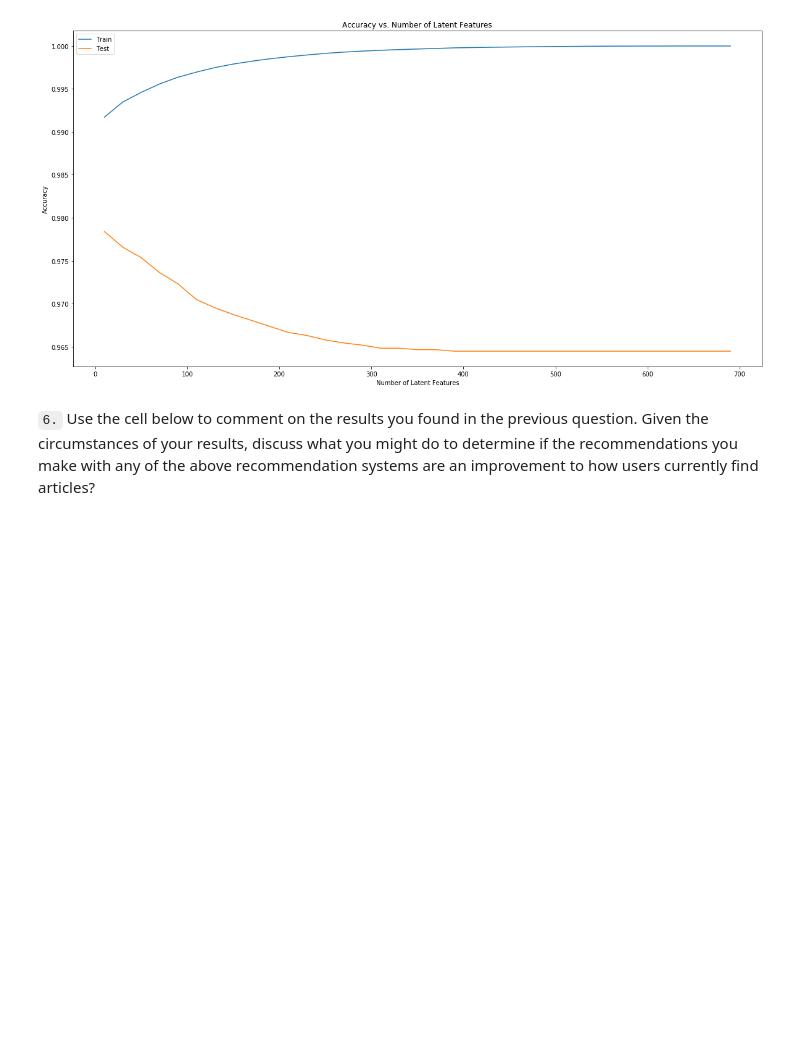
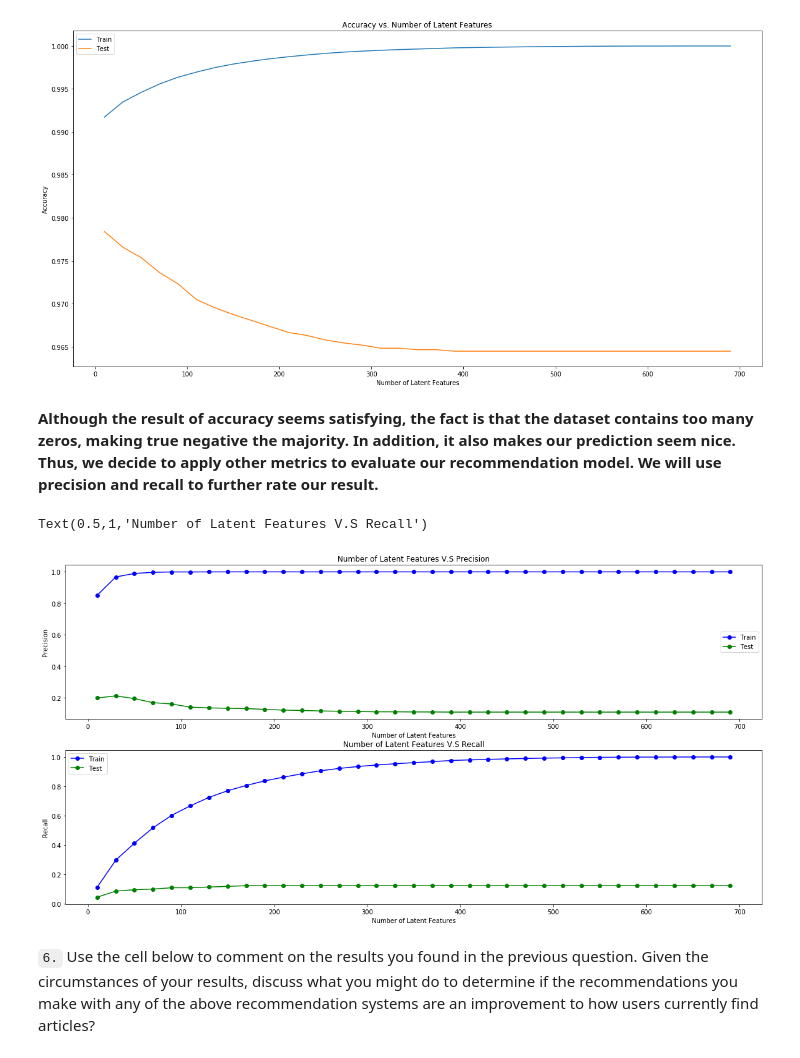
Before and after one commit to BurgerWu/Recommendations-with-IBM, a Jupyter notebook: Recommendations_with_IBM.ipynb, the cells around one changed output. Cells and saved outputs as stored; diff of their text form; code cells hidden in the pictures; blank space fills up the shorter version.

Commit message:
Update Notebook and HTML
Update Notebook and HTML
-Add precision and recall graph
-Update conclusion

```diff
--- a/Recommendations_with_IBM.ipynb
+++ b/Recommendations_with_IBM.ipynb
@@ -776,6 +776,10 @@ user_item_test_valid = user_item_test[user_item_test.index.isin(valid_users)]
 num_latent_feats_2 = np.arange(10,700+10,20)
 sum_errs_train = []
 sum_errs_test = []
+recall_train = []
+recall_test = []
+precision_train = []
+precision_test = []
 
 #Iterate through different number of latent features
 for k in num_latent_feats_2:
@@ -791,6 +795,20 @@ for k in num_latent_feats_2:
     diffs_train = np.subtract(user_item_train, user_item_est_train)
     diffs_test = np.subtract(user_item_test_valid, user_item_est_test)
 
+    #Compute other evaluation metrics(TP:true positive, FN:false negative, FP:false positive)
+    TP_train = np.sum(np.sum(np.logical_and(user_item_train == 1, user_item_est_train == 1)))
+    FN_train = np.sum(np.sum(np.logical_and(user_item_train == 1, user_item_est_train == 0)))
+    FP_train = np.sum(np.sum(np.logical_and(user_item_train == 0, user_item_est_train == 1)))
+    TP_test = np.sum(np.sum(np.logical_and(user_item_test_valid == 1, user_item_est_test == 1)))
+    FN_test = np.sum(np.sum(np.logical_and(user_item_test_valid == 1, user_item_est_test == 0)))
+    FP_test = np.sum(np.sum(np.logical_and(user_item_test_valid == 0, user_item_est_test == 1)))
+
+    #Compute precision and recall for training and test set
+    precision_train.append(TP_train/(TP_train + FP_train))
+    precision_test.append(TP_test/(TP_test + FP_test))
+    recall_train.append(TP_train/(TP_train + FN_train))
+    recall_test.append(TP_test/(TP_test + FN_test))
+
     #Total errors and keep track of them
     sum_errs_train.append(np.sum(np.sum(np.abs(diffs_train))))
     sum_errs_test.append(np.sum(np.sum(np.abs(diffs_test))))
@@ -805,6 +823,30 @@ plt.ylabel('Accuracy');
 plt.title('Accuracy vs. Number of Latent Features');
 # %% [output]
 [figure]
+# %% [markdown]
+**Although the result of accuracy seems satisfying, the fact is that the dataset contains too many zeros, making true negative the majority. In addition, it also makes our prediction seem nice. Thus, we decide to apply other metrics to evaluate our recommendation model. We will use precision and recall to further rate our result.**
+# %%
+#Plot the results of precision and recall
+#Plot with subplot 2*1 array
+plt.figure(figsize = [20,10])
+plt.subplot(2,1,1)
+plt.plot(num_latent_feats_2, precision_train, marker='o',color='blue')
+plt.plot(num_latent_feats_2, precision_test, marker='o',color='green')
+plt.xlabel('Number of Latent Features')
+plt.ylabel('Precision')
+plt.legend(['Train','Test'])
+plt.title("Number of Latent Features V.S Precision")
+
+plt.subplot(2,1,2)
+plt.plot(num_latent_feats_2, recall_train, marker='o',color='blue')
+plt.plot(num_latent_feats_2, recall_test, marker='o',color='green')
+plt.xlabel('Number of Latent Features')
+plt.ylabel('Recall')
+plt.legend(['Train','Test'])
+plt.title("Number of Latent Features V.S Recall")
+# %% [output]
+Text(0.5,1,'Number of Latent Features V.S Recall')
+[figure, added]
 # %% [markdown]
 `6.` Use the cell below to comment on the results you found in the previous question. Given the circumstances of your results, discuss what you might do to determine if the recommendations you make with any of the above recommendation systems are an improvement to how users currently find articles?
 # %% [markdown]
```
Also changed, not shown: parts of 3 cells of this notebook, 1 other file.
